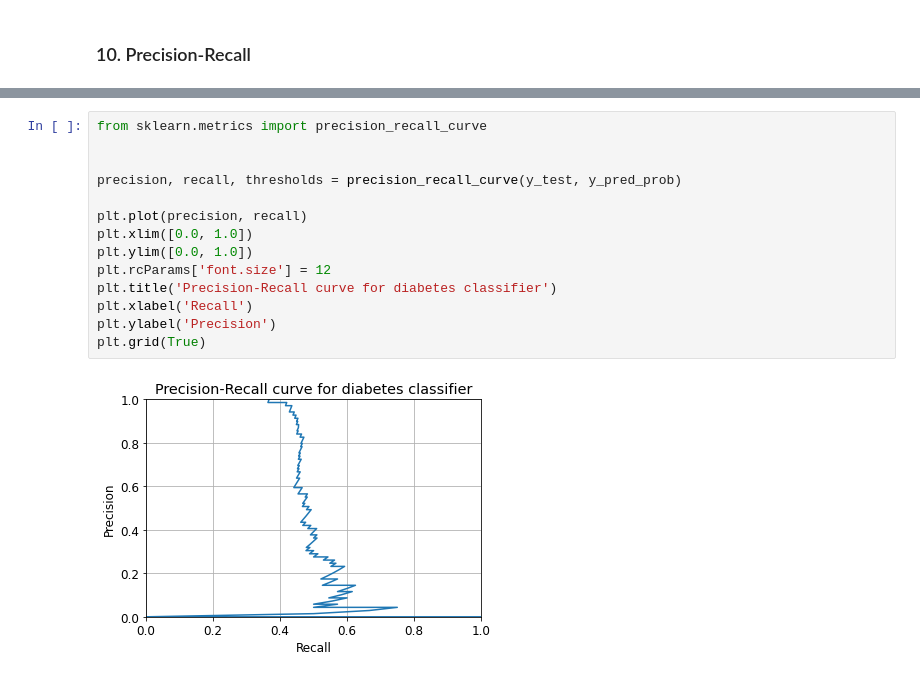
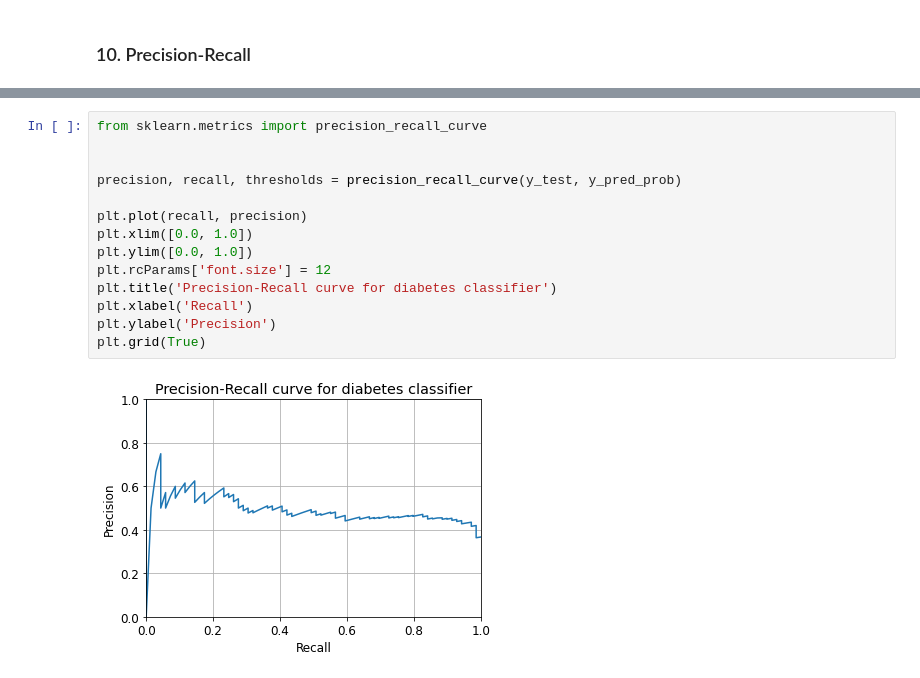
Before and after one commit to runnerup96/SBT-machine-learning-seminars, a Jupyter notebook: Метрики/Метрики классификации.ipynb, the cells around one changed output, grey strips where cells are left out. Drawn from its saved outputs; the diff is of its cells as text.

```diff
--- a/Метрики/Метрики классификации.ipynb
+++ b/Метрики/Метрики классификации.ipynb
@@ -358,16 +378,16 @@ cross_val_score(logreg, X, y, cv=10, scoring='roc_auc').mean()
 # %%
 from sklearn.metrics import precision_recall_curve
 
 
 precision, recall, thresholds = precision_recall_curve(y_test, y_pred_prob)
 
-plt.plot(precision, recall)
+plt.plot(recall, precision)
 plt.xlim([0.0, 1.0])
 plt.ylim([0.0, 1.0])
 plt.rcParams['font.size'] = 12
 plt.title('Precision-Recall curve for diabetes classifier')
 plt.xlabel('Recall')
 plt.ylabel('Precision')
 plt.grid(True)
 # %% [output]
-[figure, old version]
+[figure, new version]
```
Also changed, not shown: parts of 7 cells of this notebook, 2 other files.
